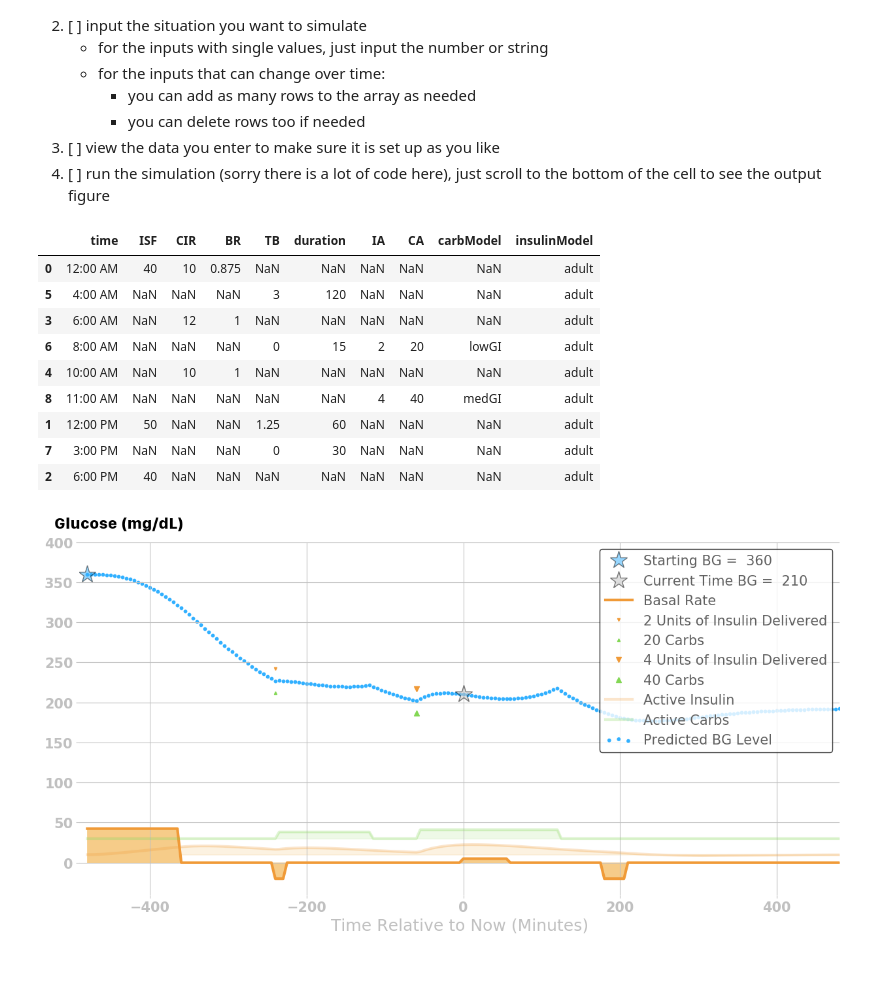
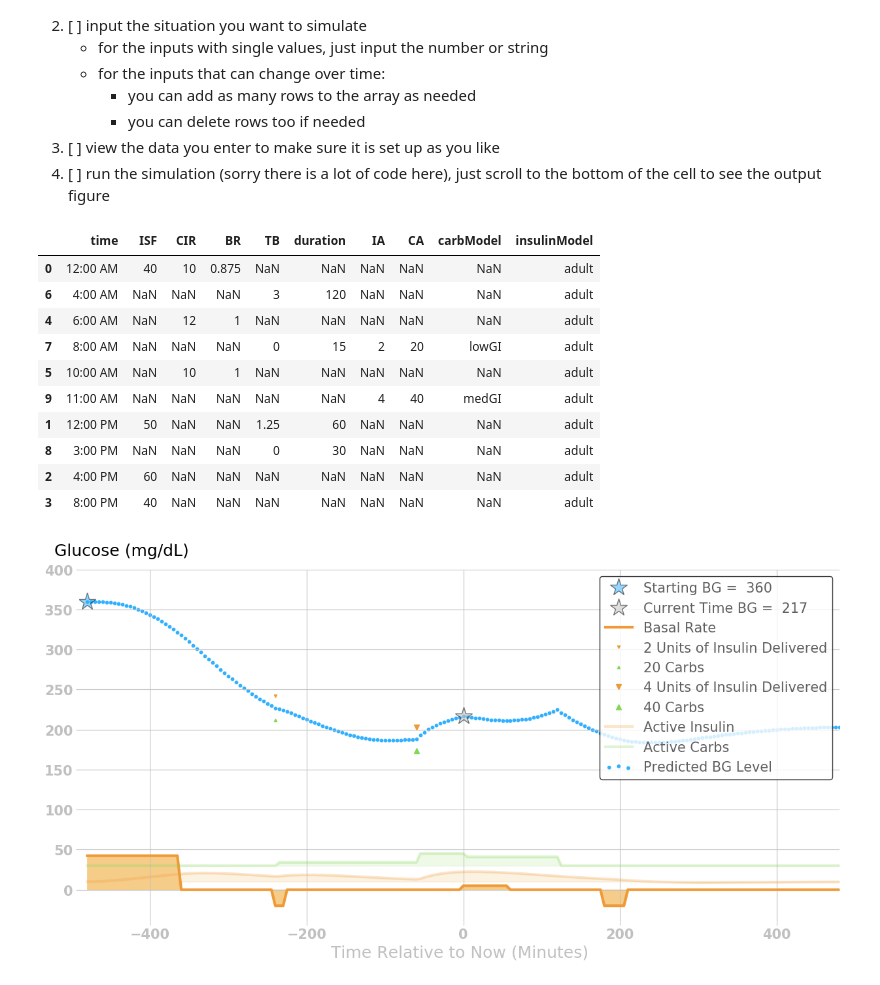
Before and after one commit to tidepool-org/data-analytics, a Jupyter notebook: projects/predict-simulate/just-simulate-v0_2.ipynb, the cells around one changed output. Drawn from its saved outputs; the diff is of its cells as text; code cells hidden in the pictures.

```diff
--- a/projects/predict-simulate/just-simulate-v0_2.ipynb
+++ b/projects/predict-simulate/just-simulate-v0_2.ipynb
@@ -72,7 +72,8 @@ insulinModel = "adult"  # "adult", "child", "fiasp", or "walsh"
 # Insulin Sensitivity Factors (time, isf in [(mg/dL)/U])
 isfInputArray = np.array([["12:00 AM", 40],
                           ["12:00 PM", 50],
-                          ["6:00 PM", 40]])
+                          ["4:00 PM", 60],
+                          ["8:00 PM", 40]])
 
 # Carb-to-Insulin Ratios (time, cir in [g/U])
 cirInputArray = np.array([["12:00 AM", 10],
@@ -115,20 +116,22 @@ allSettings["insulinModel"]= insulinModel
 
 # data table of your inputs
 # NOTE: if you want a pretty table, uncomment these 2 lines
+
 # table = ff.create_table(allSettings)
 # py.iplot(table, filename='all-data-table')
 allSettings
 # %% [output]
 |  | time | ISF | CIR | BR | TB | duration | IA | CA | carbModel | insulinModel |
 | 0 | 12:00 AM | 40 | 10 | 0.875 | NaN | NaN | NaN | NaN | NaN | adult |
-| 5 | 4:00 AM | NaN | NaN | NaN | 3 | 120 | NaN | NaN | NaN | adult |
-| 3 | 6:00 AM | NaN | 12 | 1 | NaN | NaN | NaN | NaN | NaN | adult |
-| 6 | 8:00 AM | NaN | NaN | NaN | 0 | 15 | 2 | 20 | lowGI | adult |
-| 4 | 10:00 AM | NaN | 10 | 1 | NaN | NaN | NaN | NaN | NaN | adult |
-| 8 | 11:00 AM | NaN | NaN | NaN | NaN | NaN | 4 | 40 | medGI | adult |
+| 6 | 4:00 AM | NaN | NaN | NaN | 3 | 120 | NaN | NaN | NaN | adult |
+| 4 | 6:00 AM | NaN | 12 | 1 | NaN | NaN | NaN | NaN | NaN | adult |
+| 7 | 8:00 AM | NaN | NaN | NaN | 0 | 15 | 2 | 20 | lowGI | adult |
+| 5 | 10:00 AM | NaN | 10 | 1 | NaN | NaN | NaN | NaN | NaN | adult |
+| 9 | 11:00 AM | NaN | NaN | NaN | NaN | NaN | 4 | 40 | medGI | adult |
 | 1 | 12:00 PM | 50 | NaN | NaN | 1.25 | 60 | NaN | NaN | NaN | adult |
-| 7 | 3:00 PM | NaN | NaN | NaN | 0 | 30 | NaN | NaN | NaN | adult |
-| 2 | 6:00 PM | 40 | NaN | NaN | NaN | NaN | NaN | NaN | NaN | adult |
+| 8 | 3:00 PM | NaN | NaN | NaN | 0 | 30 | NaN | NaN | NaN | adult |
+| 2 | 4:00 PM | 60 | NaN | NaN | NaN | NaN | NaN | NaN | NaN | adult |
+| 3 | 8:00 PM | 40 | NaN | NaN | NaN | NaN | NaN | NaN | NaN | adult |
 # %%
 # %% RUN THE SIMULATION (FIGURE BELOW)
 
@@ -332,6 +335,7 @@ if not os.path.isdir(outputPath):
     os.makedirs(outputPath)
 
 figureSizeInches = (15, 7)
+figureFontNamePath = os.path.join(".", "fonts", "SF Compact", "SFCompactText-Bold.otf")
 # if the San Francisco font exists in specified folder, else use the system default font
 if os.path.exists(figureFontNamePath):
     figureFont = fm.FontProperties(fname=figureFontNamePath)
@@ -388,31 +392,31 @@ for bolusIndex in boluses.index:
             df.loc[bolusIndex, "simulatedBG"] - 15,
             marker='^', markersize=df.loc[bolusIndex, "boi"]*1.5,
             color="#83d754", ls="None", label="%d Carbs" % df.loc[bolusIndex, "carbInput"])
 
 # plot the active insulin
 ax.plot(df["minutesRelativeToNow"],
         df["aiv"]*100+10, linestyle="-", color="#f09a37", lw=3, alpha=0.25, label="Active Insulin")
 
 ax.fill_between(df["minutesRelativeToNow"], df["aiv"]*100+10, 10, color="#f6cc89", alpha=0.25)
 
 # plot the active carbs
 ax.plot(df["minutesRelativeToNow"],
         df["acv"]*10+30, linestyle="-", color="#83d754", lw=3, alpha=0.25, label="Active Carbs")
 
 ax.fill_between(df["minutesRelativeToNow"], df["acv"]*10+30, 30, color="#bdeaa3", alpha=0.25)
 
 # run the common figure elements here
 ax = common_figure_elements(ax, xLabel, yLabel, figureFont,
                             labelFontSize, tickLabelFontSize,
                             coord_color, yLabel_xOffset=32)
 
 # format the legend
 leg = ax.legend(scatterpoints=3, edgecolor="black", loc="upper right")
 for text in leg.get_texts():
     text.set_color('#606060')
     text.set_weight('normal')
 
 # plt.savefig(os.path.join(outputPath, figureName + ".png"))
 plt.show()
 # %% [output]
-[figure, old version]
+[figure, new version]
```
Also changed, not shown: parts of 1 cell of this notebook.
